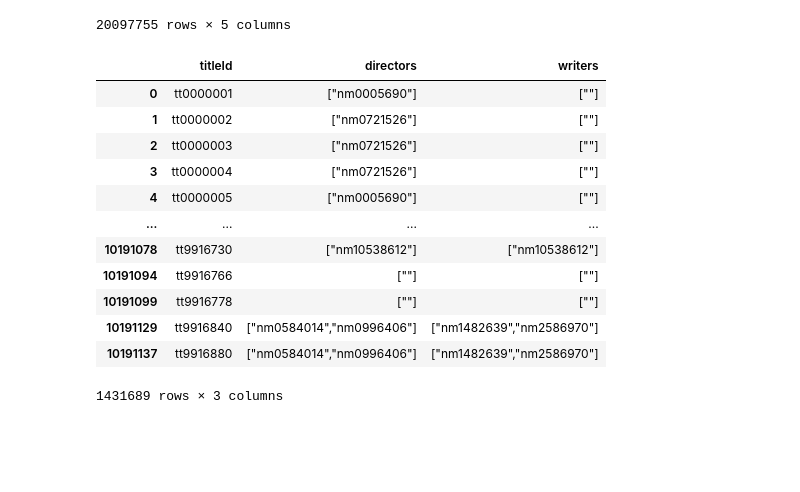
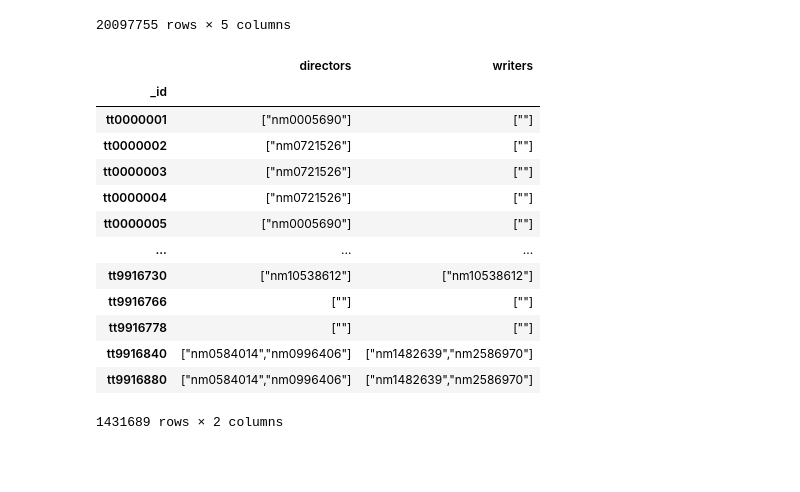
Before and after one commit to danieljaderpellattiero/unive-imdb, a Jupyter notebook: tsv_formatter.ipynb, the cells around one changed output. Saved outputs shown, nothing was run; the diff lists cells and outputs as text; code cells hidden in the pictures.

Commit message:
title crew updated id with correct one

```diff
--- a/tsv_formatter.ipynb
+++ b/tsv_formatter.ipynb
@@ -561,0 +547,2 @@ title_crew
+# %%
+title_crew.set_index('titleId',inplace=True)
@@ -664,20 +668,22 @@ title_principal
 20097755 rows × 5 columns
 # %%
 title_principal.to_parquet('title.principals.parquet',index=False)
-# %%
-title_crew
-# %% [output]
-|  | titleId | directors | writers |
-| 0 | tt0000001 | ["nm0005690"] | [""] |
-| 1 | tt0000002 | ["nm0721526"] | [""] |
-| 2 | tt0000003 | ["nm0721526"] | [""] |
-| 3 | tt0000004 | ["nm0721526"] | [""] |
-| 4 | tt0000005 | ["nm0005690"] | [""] |
-| ... | ... | ... | ... |
-| 10191078 | tt9916730 | ["nm10538612"] | ["nm10538612"] |
-| 10191094 | tt9916766 | [""] | [""] |
-| 10191099 | tt9916778 | [""] | [""] |
-| 10191129 | tt9916840 | ["nm0584014","nm0996406"] | ["nm1482639","nm2586970"] |
-| 10191137 | tt9916880 | ["nm0584014","nm0996406"] | ["nm1482639","nm2586970"] |
-1431689 rows × 3 columns
+# %%
+title_crew.index.name='_id'
+title_crew
+# %% [output]
+|  | directors | writers |
+| _id |  |  |
+| tt0000001 | ["nm0005690"] | [""] |
+| tt0000002 | ["nm0721526"] | [""] |
+| tt0000003 | ["nm0721526"] | [""] |
+| tt0000004 | ["nm0721526"] | [""] |
+| tt0000005 | ["nm0005690"] | [""] |
+| ... | ... | ... |
+| tt9916730 | ["nm10538612"] | ["nm10538612"] |
+| tt9916766 | [""] | [""] |
+| tt9916778 | [""] | [""] |
+| tt9916840 | ["nm0584014","nm0996406"] | ["nm1482639","nm2586970"] |
+| tt9916880 | ["nm0584014","nm0996406"] | ["nm1482639","nm2586970"] |
+1431689 rows × 2 columns
 # %%
```
Also changed, not shown: parts of 3 cells of this notebook, 1 other file.
